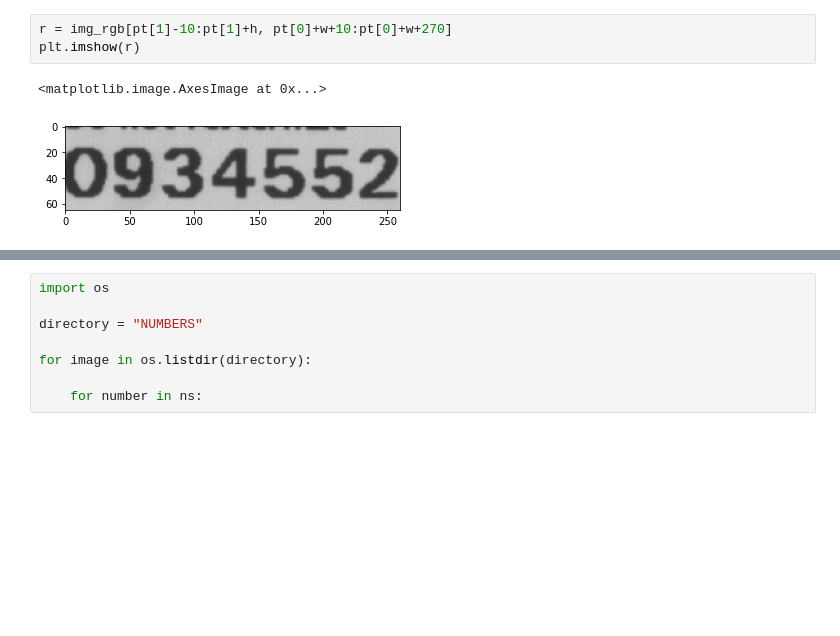
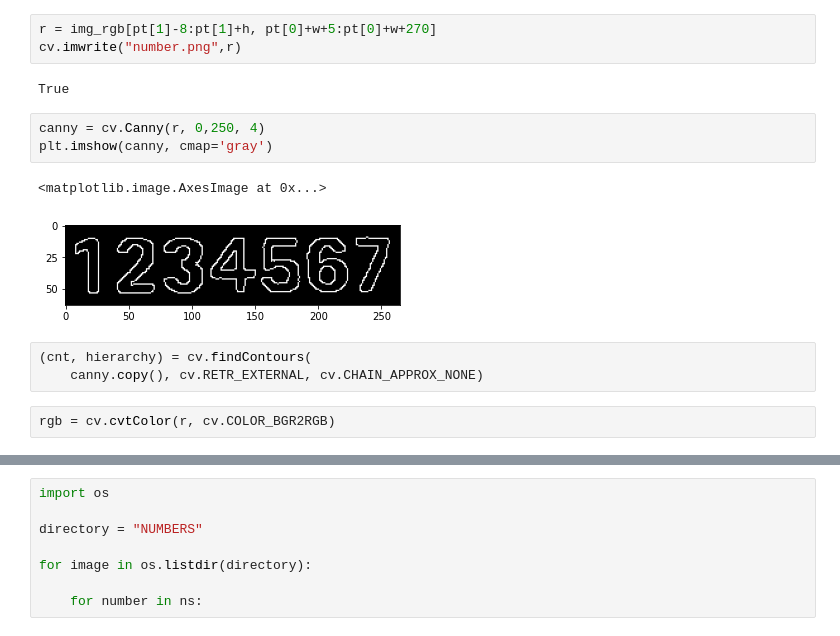
Before and after one commit to juliagartor/Project-Computer-Vision, a Jupyter notebook: new.ipynb, the cells around one changed output, grey strips where cells are left out. Drawn from its saved outputs; the diff is of its cells as text; blank space fills up the shorter version.

```diff
--- a/new.ipynb
+++ b/new.ipynb
@@ -29,6 +32,16 @@ plt.imshow(img_rgb)
 # %%
-r = img_rgb[pt[1]-10:pt[1]+h, pt[0]+w+10:pt[0]+w+270]
-plt.imshow(r)
+r = img_rgb[pt[1]-8:pt[1]+h, pt[0]+w+5:pt[0]+w+270]
+cv.imwrite("number.png",r)
 # %% [output]
-<matplotlib.image.AxesImage at 0x...>
+True
-[figure, removed]
+# %%
+canny = cv.Canny(r, 0,250, 4)
+plt.imshow(canny, cmap='gray')
+# %% [output]
+<matplotlib.image.AxesImage at 0x...>
+[figure, added]
+# %%
+(cnt, hierarchy) = cv.findContours(
+    canny.copy(), cv.RETR_EXTERNAL, cv.CHAIN_APPROX_NONE)
+# %%
+rgb = cv.cvtColor(r, cv.COLOR_BGR2RGB)
```
Also changed, not shown: parts of 2 cells of this notebook, 1 other file.
